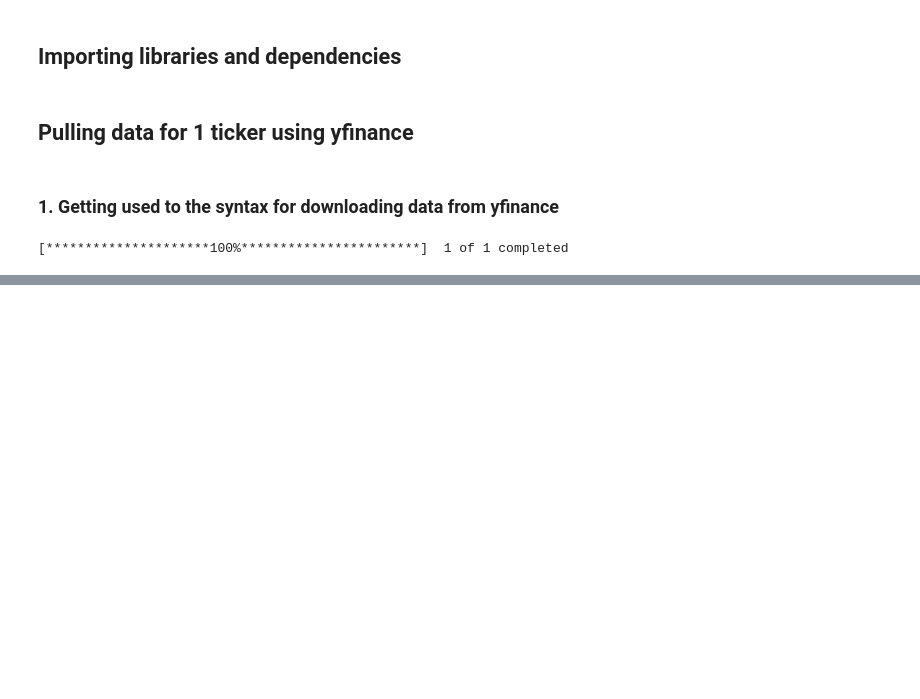
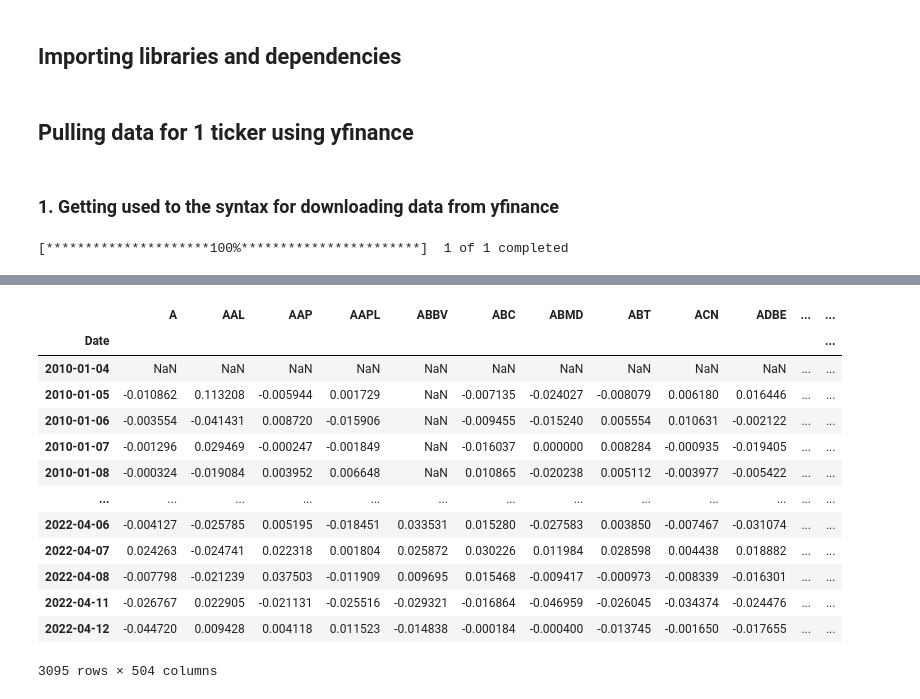
Before and after one commit to salmankhaliq22/Stock-Screener-using-Technical-Analysis-and-Efficient-Frontiers, a Jupyter notebook: 02-Getting data from yfinance.ipynb, the cells around one changed output, grey strips where cells are left out. Cells and saved outputs as stored; diff of their text form; code cells hidden in the pictures; blank space fills up the shorter version.

```diff
--- a/02-Getting data from yfinance.ipynb
+++ b/02-Getting data from yfinance.ipynb
@@ -155,0 +200,21 @@ stocks.to_csv("stocks_spy_adj_close.csv")
+# %%
+stocks_pct_change = stocks.pct_change()
+# %%
+stocks_pct_change = stocks_pct_change.droplevel(0,1)
+# %%
+stocks_pct_change
+# %% [output]
+|  | A | AAL | AAP | AAPL | ABBV | ABC | ABMD | ABT | ACN | ADBE | ... | ... |
+| Date |  |  |  |  |  |  |  |  |  |  |  | ... |
+| 2010-01-04 | NaN | NaN | NaN | NaN | NaN | NaN | NaN | NaN | NaN | NaN | ... | ... |
+| 2010-01-05 | -0.010862 | 0.113208 | -0.005944 | 0.001729 | NaN | -0.007135 | -0.024027 | -0.008079 | 0.006180 | 0.016446 | ... | ... |
+| 2010-01-06 | -0.003554 | -0.041431 | 0.008720 | -0.015906 | NaN | -0.009455 | -0.015240 | 0.005554 | 0.010631 | -0.002122 | ... | ... |
+| 2010-01-07 | -0.001296 | 0.029469 | -0.000247 | -0.001849 | NaN | -0.016037 | 0.000000 | 0.008284 | -0.000935 | -0.019405 | ... | ... |
+| 2010-01-08 | -0.000324 | -0.019084 | 0.003952 | 0.006648 | NaN | 0.010865 | -0.020238 | 0.005112 | -0.003977 | -0.005422 | ... | ... |
+| ... | ... | ... | ... | ... | ... | ... | ... | ... | ... | ... | ... | ... |
+| 2022-04-06 | -0.004127 | -0.025785 | 0.005195 | -0.018451 | 0.033531 | 0.015280 | -0.027583 | 0.003850 | -0.007467 | -0.031074 | ... | ... |
+| 2022-04-07 | 0.024263 | -0.024741 | 0.022318 | 0.001804 | 0.025872 | 0.030226 | 0.011984 | 0.028598 | 0.004438 | 0.018882 | ... | ... |
+| 2022-04-08 | -0.007798 | -0.021239 | 0.037503 | -0.011909 | 0.009695 | 0.015468 | -0.009417 | -0.000973 | -0.008339 | -0.016301 | ... | ... |
+| 2022-04-11 | -0.026767 | 0.022905 | -0.021131 | -0.025516 | -0.029321 | -0.016864 | -0.046959 | -0.026045 | -0.034374 | -0.024476 | ... | ... |
+| 2022-04-12 | -0.044720 | 0.009428 | 0.004118 | 0.011523 | -0.014838 | -0.000184 | -0.000400 | -0.013745 | -0.001650 | -0.017655 | ... | ... |
+3095 rows × 504 columns
```
Also changed, not shown: parts of 33 cells of this notebook.
